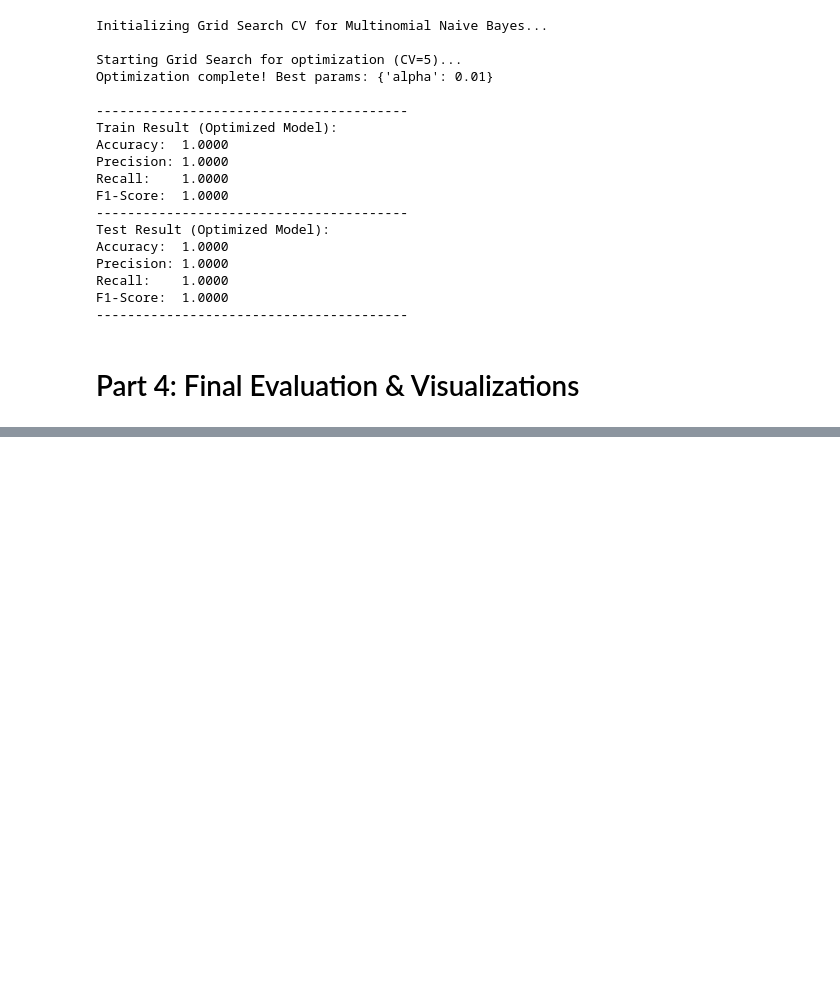
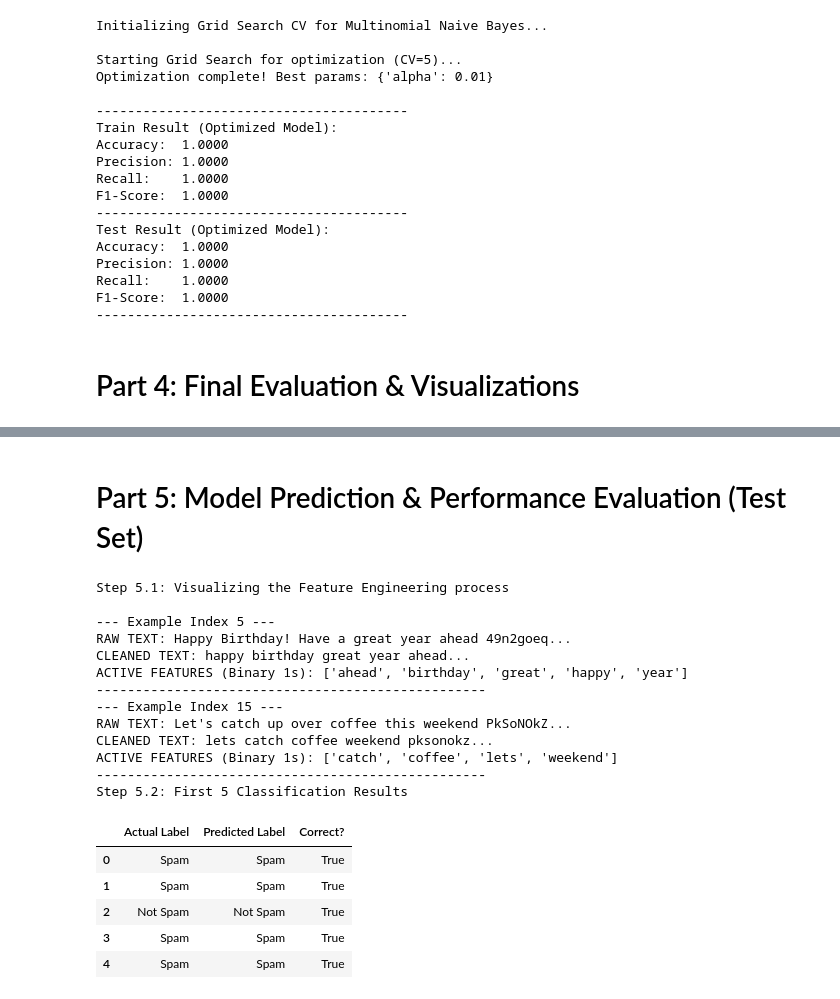
Before and after one commit to Machine-Learning-Assignment-Team/sms-classification-model, a Jupyter notebook: notebooks/spam_classifier.ipynb, the cells around one changed output, grey strips where cells are left out. Cells and saved outputs as stored; diff of their text form; code cells hidden in the pictures; blank space fills up the shorter version.

```diff
--- a/notebooks/spam_classifier.ipynb
+++ b/notebooks/spam_classifier.ipynb
@@ -134,0 +117,75 @@ weighted avg       1.00      1.00      1.00      1000
+# %% [markdown]
+# Part 5: Model Prediction & Performance Evaluation (Test Set)
+# %%
+# --- Section 5.1: Feature Engineering Walkthrough ---
+# Selecting 2 representative examples from the test set
+sample_indices = [5, 15]
+
+print("Step 5.1: Visualizing the Feature Engineering process\n")
+
+for idx in sample_indices:
+    raw_text = test_df.iloc[idx]['text']
+    cleaned = clean_text(raw_text) # Your cleaning function
+
+    # Transform to binary vector and find which words 'triggered' the model
+    vectorized_sample = vectorizer.transform([cleaned])
+    # Get the names of the words that are present (value = 1)
+    active_words = [vectorizer.get_feature_names_out()[i] for i in vectorized_sample.indices]
+
+    print(f"--- Example Index {idx} ---")
+    print(f"RAW TEXT: {raw_text[:150]}...")
+    print(f"CLEANED TEXT: {cleaned[:150]}...")
+    print(f"ACTIVE FEATURES (Binary 1s): {active_words}")
+    print("-" * 50)
+
+# --- Section 5.2: First 5 Predictions on Test Set ---
+import pandas as pd
+
+# Generate predictions for the whole test set
+y_pred_test = best_model.predict(X_test)
+
+# Create a comparison table for the first 5 rows
+# Mapping 1 back to 'Spam' and 0 to 'Not Spam' for readability
+inv_map = {1: 'Spam', 0: 'Not Spam'}
+
+comparison_df = pd.DataFrame({
+    'Actual Label': [inv_map[label] for label in y_test.iloc[:5]],
+    'Predicted Label': [inv_map[label] for label in y_pred_test[:5]],
+    'Correct?': y_test.iloc[:5].values == y_pred_test[:5]
+})
+
+print("Step 5.2: First 5 Classification Results")
+display(comparison_df)
+
+# --- Section 5.3: Overall Quality Assessment ---
+from sklearn.metrics import classification_report, f1_score
+
+print("Step 5.3: Final Model Quality Metrics\n")
+
+# Detailed report
+print("Full Classification Report:")
+print(classification_report(y_test, y_pred_test, target_names=['Not Spam', 'Spam']))
+
+# Highlighting the specific metric requested by HIT
+f1_spam = f1_score(y_test, y_pred_test, pos_label=1)
+print(f"\nFinal F1-Score for SPAM class: {f1_spam:.4f}")
+# %% [output]
+Step 5.1: Visualizing the Feature Engineering process
+
+--- Example Index 5 ---
+RAW TEXT: Happy Birthday! Have a great year ahead 49n2goeq...
+CLEANED TEXT: happy birthday great year ahead...
+ACTIVE FEATURES (Binary 1s): ['ahead', 'birthday', 'great', 'happy', 'year']
+--------------------------------------------------
+--- Example Index 15 ---
+RAW TEXT: Let's catch up over coffee this weekend PkSoNOkZ...
+CLEANED TEXT: lets catch coffee weekend pksonokz...
+ACTIVE FEATURES (Binary 1s): ['catch', 'coffee', 'lets', 'weekend']
+--------------------------------------------------
+Step 5.2: First 5 Classification Results
+|  | Actual Label | Predicted Label | Correct? |
+| 0 | Spam | Spam | True |
+| 1 | Spam | Spam | True |
+| 2 | Not Spam | Not Spam | True |
+| 3 | Spam | Spam | True |
+| 4 | Spam | Spam | True |
```
Also changed, not shown: parts of 7 cells of this notebook, 1 other file.
